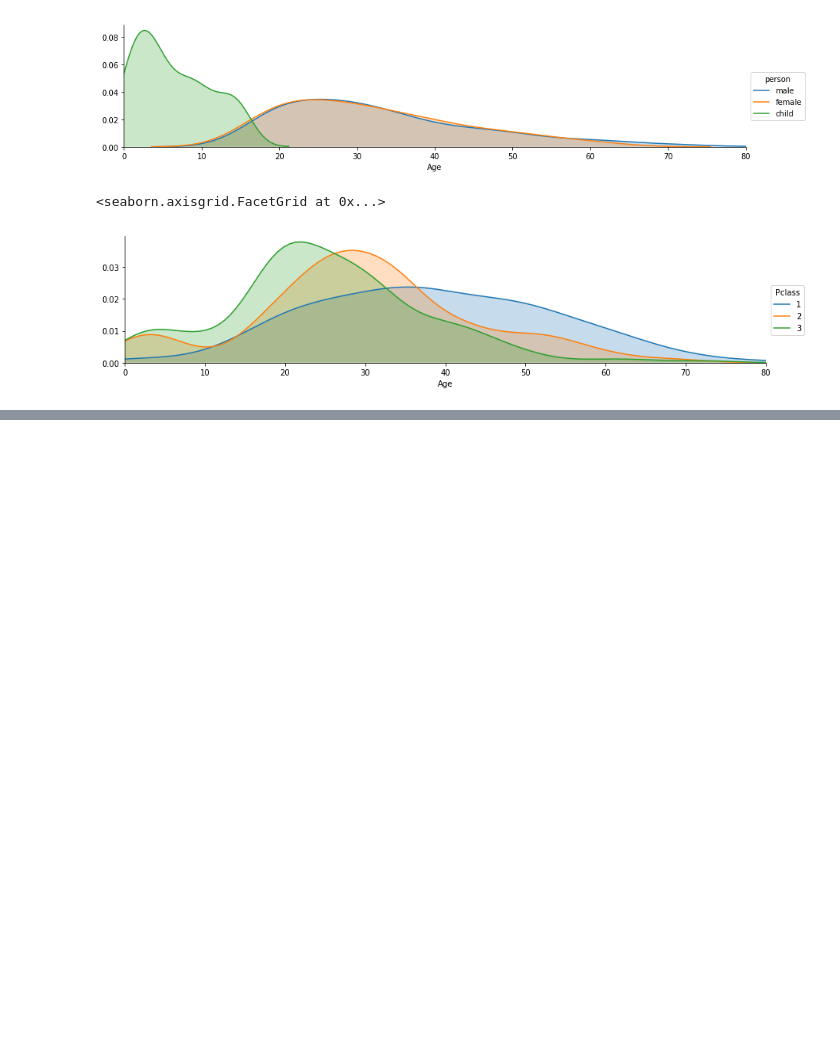
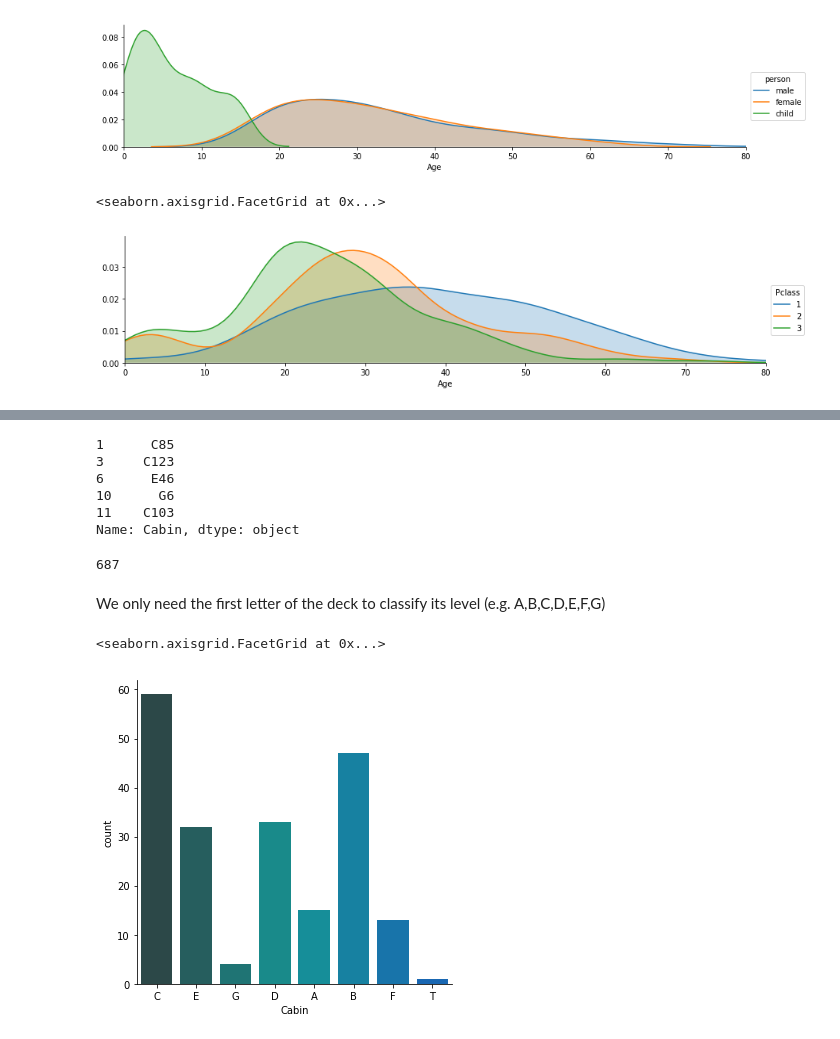
Before and after one commit to yaozeliang/Data_Analysis_Titanic, a Jupyter notebook: Titanic_Analysis_Basic.ipynb, the cells around one changed output, grey strips where cells are left out. Cells and saved outputs as stored; diff of their text form; code cells hidden in the pictures; blank space fills up the shorter version.

```diff
--- a/Titanic_Analysis_Basic.ipynb
+++ b/Titanic_Analysis_Basic.ipynb
@@ -173,0 +188,37 @@ fig.add_legend()
+# %%
+# Drop the Null values of the column "Cabin", name it "deck"
+deck = titanic_df['Cabin'].dropna()
+# %%
+# Quick preview of the decks
+deck.head()
+# %% [output]
+1      C85
+3     C123
+6      E46
+10      G6
+11    C103
+Name: Cabin, dtype: object
+# %%
+# We can find out that there are 687 missing values for the column "Cabin"
+titanic_df.shape[0]-deck.shape[0]
+# %% [output]
+687
+# %% [markdown]
+We only need the first letter of the deck to classify its level (e.g. A,B,C,D,E,F,G)
+# %%
+#let's grab that letter for the deck level with a simple for loop
+
+# Set empty list
+levels = []
+
+# Loop to grab first letter
+for level in deck:
+    levels.append(level[0])
+
+# Reset DataFrame and use factor plot
+cabin_df = DataFrame(levels)
+cabin_df.columns = ['Cabin']
+sns.catplot('Cabin',data=cabin_df,kind="count",palette='winter_d')
+# %% [output]
+<seaborn.axisgrid.FacetGrid at 0x...>
+[figure, added]
```
Also changed, not shown: parts of 10 cells of this notebook.
